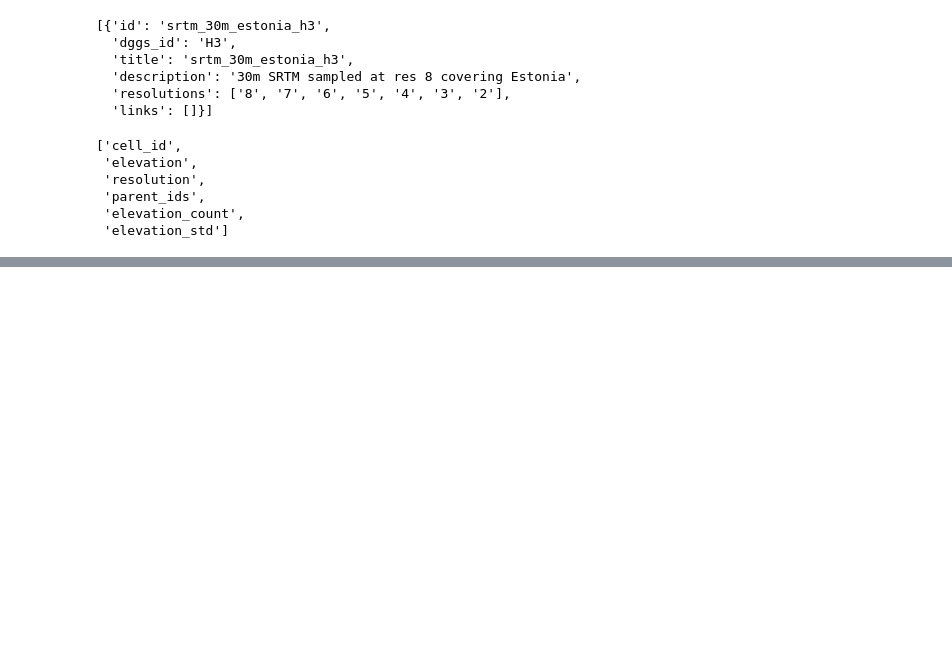
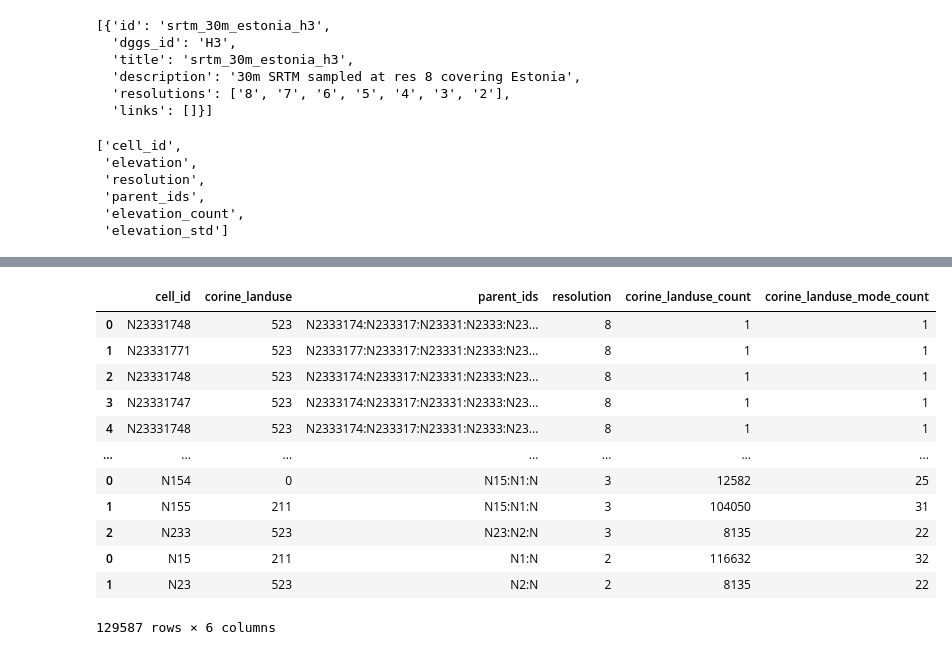
Before and after one commit to allixender/ogcapi-dggs-webdev-python, a Jupyter notebook: misc/db_fill.ipynb, the cells around one changed output, grey strips where cells are left out. Saved outputs shown, nothing was run; the diff lists cells and outputs as text; code cells hidden in the pictures; blank space fills up the shorter version.

```diff
--- a/misc/db_fill.ipynb
+++ b/misc/db_fill.ipynb
@@ -277,0 +513,16 @@ ignore_fields=["parent_ids"]
+# %%
+lulc_code_rhpix
+# %% [output]
+|  | cell_id | corine_landuse | parent_ids | resolution | corine_landuse_count | corine_landuse_mode_count |
+| 0 | N23331748 | 523 | N2333174:N233317:N23331:N2333:N23... | 8 | 1 | 1 |
+| 1 | N23331771 | 523 | N2333177:N233317:N23331:N2333:N23... | 8 | 1 | 1 |
+| 2 | N23331748 | 523 | N2333174:N233317:N23331:N2333:N23... | 8 | 1 | 1 |
+| 3 | N23331747 | 523 | N2333174:N233317:N23331:N2333:N23... | 8 | 1 | 1 |
+| 4 | N23331748 | 523 | N2333174:N233317:N23331:N2333:N23... | 8 | 1 | 1 |
+| ... | ... | ... | ... | ... | ... | ... |
+| 0 | N154 | 0 | N15:N1:N | 3 | 12582 | 25 |
+| 1 | N155 | 211 | N15:N1:N | 3 | 104050 | 31 |
+| 2 | N233 | 523 | N23:N2:N | 3 | 8135 | 22 |
+| 0 | N15 | 211 | N1:N | 2 | 116632 | 32 |
+| 1 | N23 | 523 | N2:N | 2 | 8135 | 22 |
+129587 rows × 6 columns
```
Also changed, not shown: parts of 67 cells of this notebook, 6 other files.
